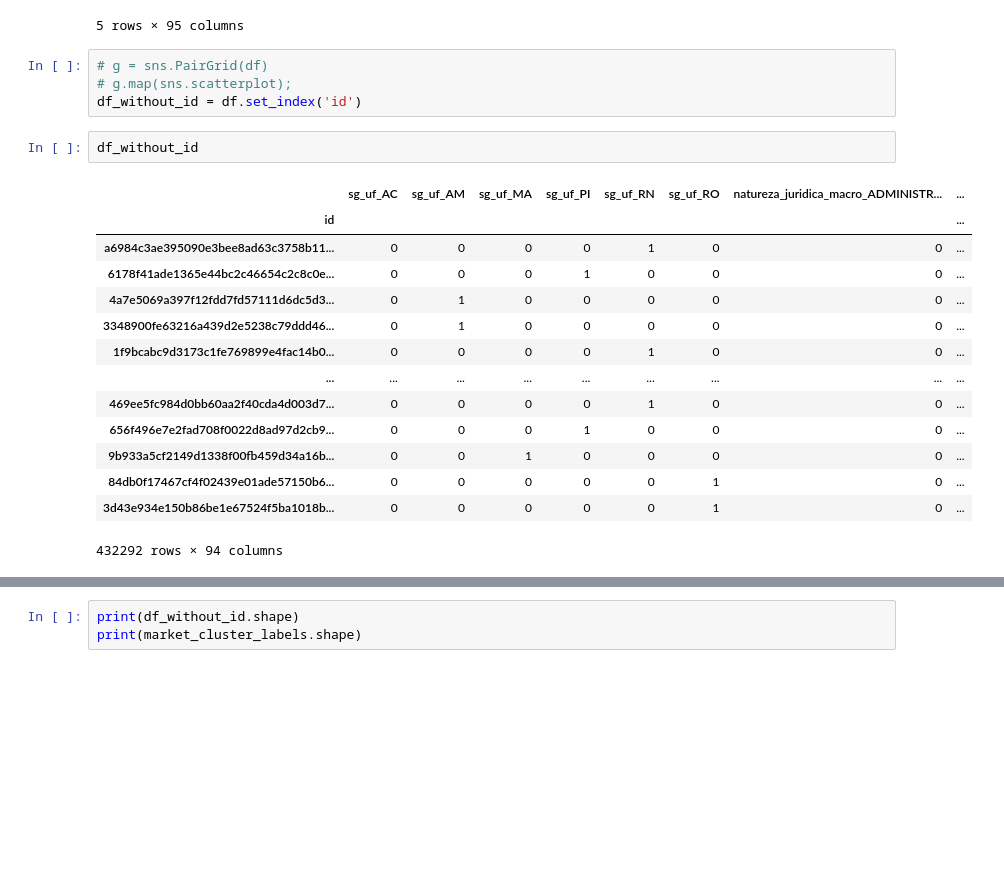
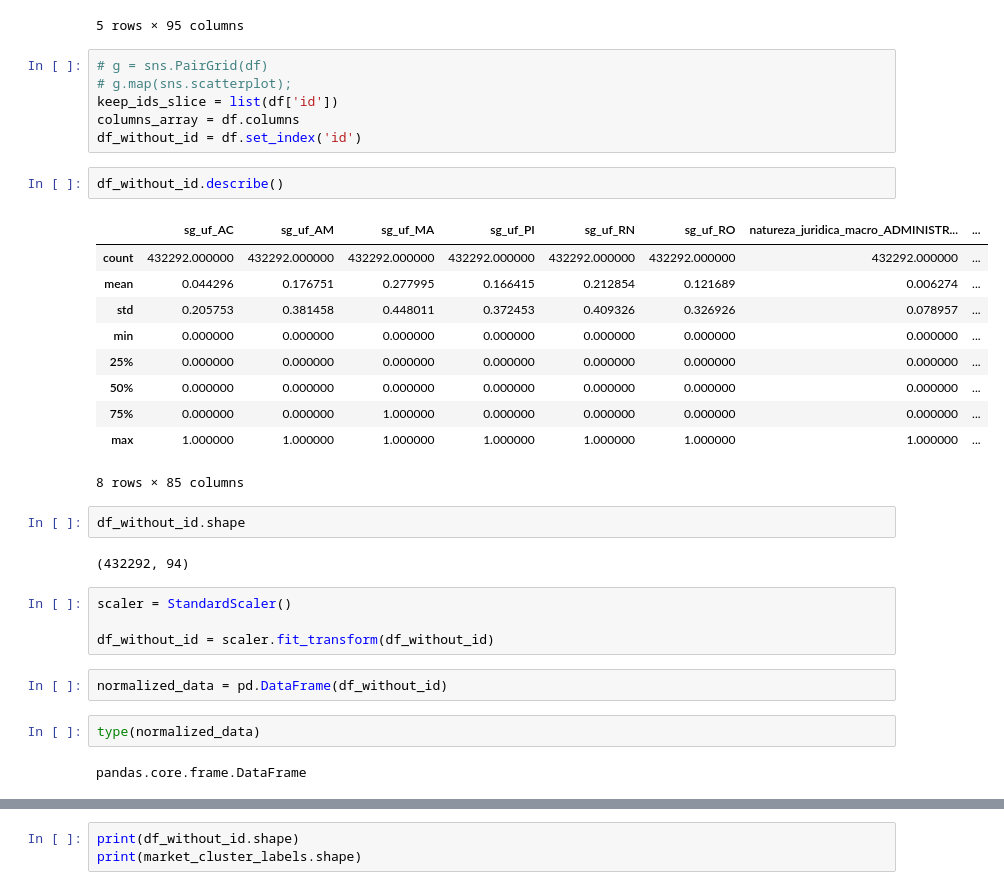
Before and after one commit to igmriegel/group-project-codenation, a Jupyter notebook: Clusterização_dos_dados.ipynb, the cells around one changed output, grey strips where cells are left out. Cells and saved outputs as stored; diff of their text form; blank space fills up the shorter version.

```diff
--- a/Clusterização_dos_dados.ipynb
+++ b/Clusterização_dos_dados.ipynb
@@ -29,24 +30,36 @@ df.head()
 # %%
 # g = sns.PairGrid(df)
 # g.map(sns.scatterplot);
+keep_ids_slice = list(df['id'])
+columns_array = df.columns
 df_without_id = df.set_index('id')
 # %%
-df_without_id
+df_without_id.describe()
 # %% [output]
 |  | sg_uf_AC | sg_uf_AM | sg_uf_MA | sg_uf_PI | sg_uf_RN | sg_uf_RO | natureza_juridica_macro_ADMINISTR... | ... |
-| id |  |  |  |  |  |  |  | ... |
-| a6984c3ae395090e3bee8ad63c3758b11... | 0 | 0 | 0 | 0 | 1 | 0 | 0 | ... |
-| 6178f41ade1365e44bc2c46654c2c8c0e... | 0 | 0 | 0 | 1 | 0 | 0 | 0 | ... |
-| 4a7e5069a397f12fdd7fd57111d6dc5d3... | 0 | 1 | 0 | 0 | 0 | 0 | 0 | ... |
-| 3348900fe63216a439d2e5238c79ddd46... | 0 | 1 | 0 | 0 | 0 | 0 | 0 | ... |
-| 1f9bcabc9d3173c1fe769899e4fac14b0... | 0 | 0 | 0 | 0 | 1 | 0 | 0 | ... |
-| ... | ... | ... | ... | ... | ... | ... | ... | ... |
-| 469ee5fc984d0bb60aa2f40cda4d003d7... | 0 | 0 | 0 | 0 | 1 | 0 | 0 | ... |
-| 656f496e7e2fad708f0022d8ad97d2cb9... | 0 | 0 | 0 | 1 | 0 | 0 | 0 | ... |
-| 9b933a5cf2149d1338f00fb459d34a16b... | 0 | 0 | 1 | 0 | 0 | 0 | 0 | ... |
-| 84db0f17467cf4f02439e01ade57150b6... | 0 | 0 | 0 | 0 | 0 | 1 | 0 | ... |
-| 3d43e934e150b86be1e67524f5ba1018b... | 0 | 0 | 0 | 0 | 0 | 1 | 0 | ... |
+| count | 432292.000000 | 432292.000000 | 432292.000000 | 432292.000000 | 432292.000000 | 432292.000000 | 432292.000000 | ... |
+| mean | 0.044296 | 0.176751 | 0.277995 | 0.166415 | 0.212854 | 0.121689 | 0.006274 | ... |
+| std | 0.205753 | 0.381458 | 0.448011 | 0.372453 | 0.409326 | 0.326926 | 0.078957 | ... |
+| min | 0.000000 | 0.000000 | 0.000000 | 0.000000 | 0.000000 | 0.000000 | 0.000000 | ... |
+| 25% | 0.000000 | 0.000000 | 0.000000 | 0.000000 | 0.000000 | 0.000000 | 0.000000 | ... |
+| 50% | 0.000000 | 0.000000 | 0.000000 | 0.000000 | 0.000000 | 0.000000 | 0.000000 | ... |
+| 75% | 0.000000 | 0.000000 | 1.000000 | 0.000000 | 0.000000 | 0.000000 | 0.000000 | ... |
+| max | 1.000000 | 1.000000 | 1.000000 | 1.000000 | 1.000000 | 1.000000 | 1.000000 | ... |
-432292 rows × 94 columns
+8 rows × 85 columns
+# %%
+df_without_id.shape
+# %% [output]
+(432292, 94)
+# %%
+scaler = StandardScaler()
+
+df_without_id = scaler.fit_transform(df_without_id)
+# %%
+normalized_data = pd.DataFrame(df_without_id)
+# %%
+type(normalized_data)
+# %% [output]
+pandas.core.frame.DataFrame
 # %%
 !pip install yellowbrick
 # %% [output]
```
Also changed, not shown: parts of 17 cells of this notebook.
